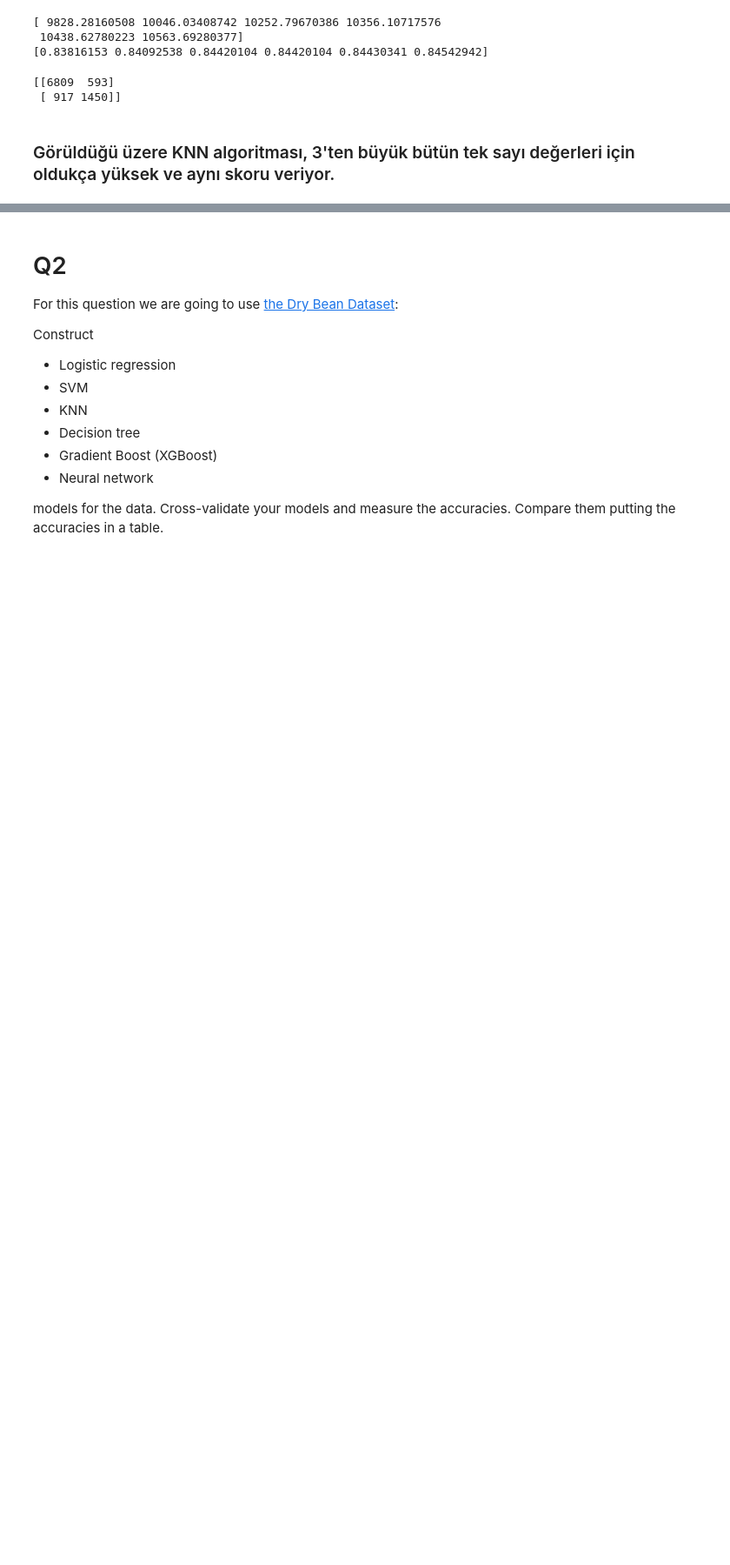
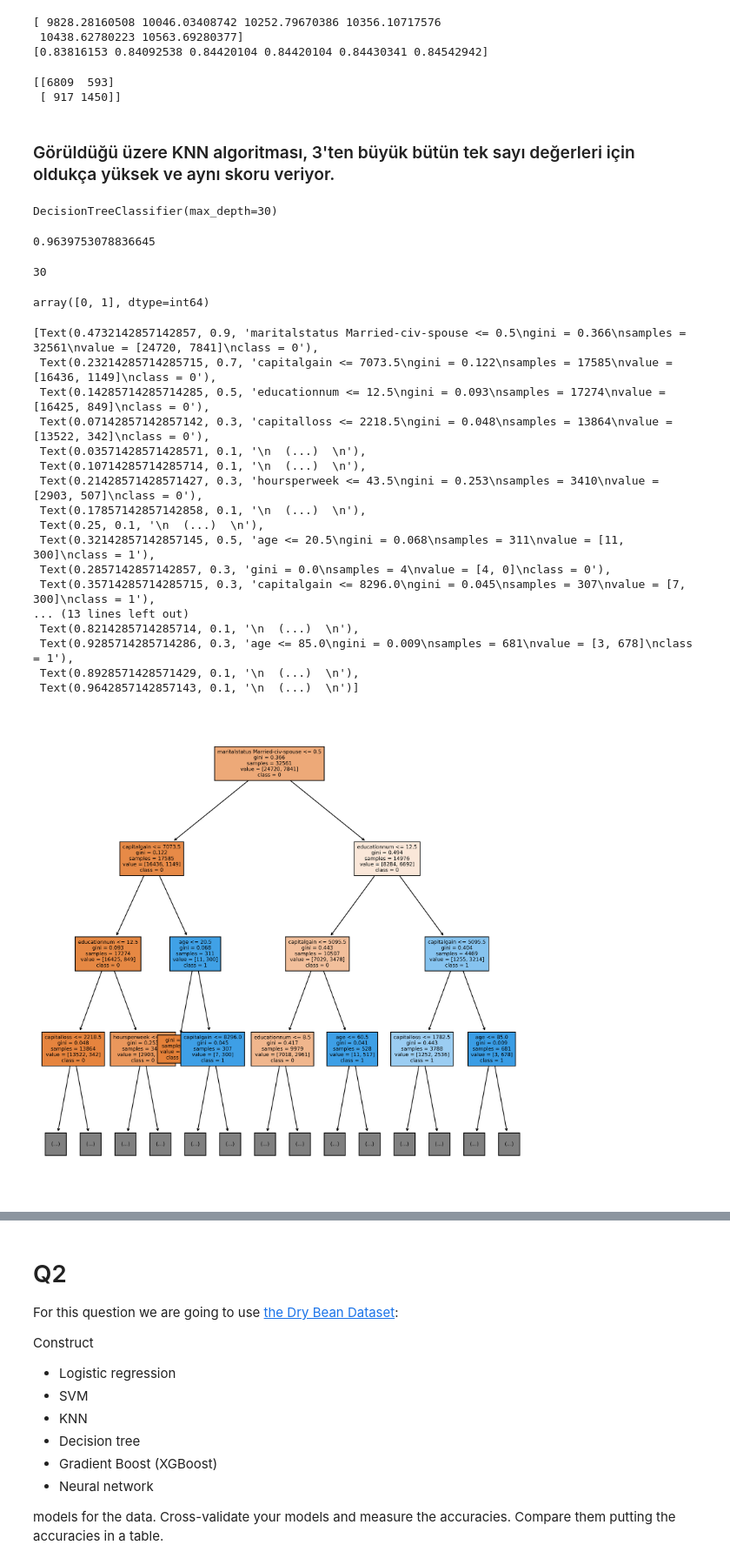
Before and after one commit to Lambd4Velorum/StatisticalDataAnalysis, a Jupyter notebook: HW4.ipynb, the cells around one changed output, grey strips where cells are left out. Shown at 87% size. Saved outputs shown, nothing was run; the diff lists cells and outputs as text; code cells hidden in the pictures; blank space fills up the shorter version.

```diff
--- a/HW4.ipynb
+++ b/HW4.ipynb
@@ -397,0 +401,44 @@ print(confusion_matrix(y_test,predictedKNN))
+# %%
+classifier = DecisionTreeClassifier(max_depth=30 , criterion='gini')
+classifier.fit(x,y)
+# %% [output]
+DecisionTreeClassifier(max_depth=30)
+# %%
+classifier.score(x,y)
+# %% [output]
+0.9639753078836645
+# %%
+print(classifier.tree_.max_depth)
+# %% [output]
+30
+# %%
+np.unique(y)
+# %% [output]
+array([0, 1], dtype=int64)
+# %%
+plt.figure(figsize=(12, 12), dpi=420)
+tree.plot_tree(classifier,
+               feature_names=x.columns,
+               class_names=[str(np.unique(y)[0]), str(np.unique(y)[1])],
+               filled = True,
+               fontsize=7,
+               max_depth=3)
+# %% [output]
+[Text(0.4732142857142857, 0.9, 'maritalstatus Married-civ-spouse <= 0.5\ngini = 0.366\nsamples = 32561\nvalue = [24720, 7841]\nclass = 0'),
+ Text(0.23214285714285715, 0.7, 'capitalgain <= 7073.5\ngini = 0.122\nsamples = 17585\nvalue = [16436, 1149]\nclass = 0'),
+ Text(0.14285714285714285, 0.5, 'educationnum <= 12.5\ngini = 0.093\nsamples = 17274\nvalue = [16425, 849]\nclass = 0'),
+ Text(0.07142857142857142, 0.3, 'capitalloss <= 2218.5\ngini = 0.048\nsamples = 13864\nvalue = [13522, 342]\nclass = 0'),
+ Text(0.03571428571428571, 0.1, '\n  (...)  \n'),
+ Text(0.10714285714285714, 0.1, '\n  (...)  \n'),
+ Text(0.21428571428571427, 0.3, 'hoursperweek <= 43.5\ngini = 0.253\nsamples = 3410\nvalue = [2903, 507]\nclass = 0'),
+ Text(0.17857142857142858, 0.1, '\n  (...)  \n'),
+ Text(0.25, 0.1, '\n  (...)  \n'),
+ Text(0.32142857142857145, 0.5, 'age <= 20.5\ngini = 0.068\nsamples = 311\nvalue = [11, 300]\nclass = 1'),
+ Text(0.2857142857142857, 0.3, 'gini = 0.0\nsamples = 4\nvalue = [4, 0]\nclass = 0'),
+ Text(0.35714285714285715, 0.3, 'capitalgain <= 8296.0\ngini = 0.045\nsamples = 307\nvalue = [7, 300]\nclass = 1'),
+... (13 lines left out)
+ Text(0.8214285714285714, 0.1, '\n  (...)  \n'),
+ Text(0.9285714285714286, 0.3, 'age <= 85.0\ngini = 0.009\nsamples = 681\nvalue = [3, 678]\nclass = 1'),
+ Text(0.8928571428571429, 0.1, '\n  (...)  \n'),
+ Text(0.9642857142857143, 0.1, '\n  (...)  \n')]
+[figure, added]
```
Also changed, not shown: parts of 37 cells of this notebook.
